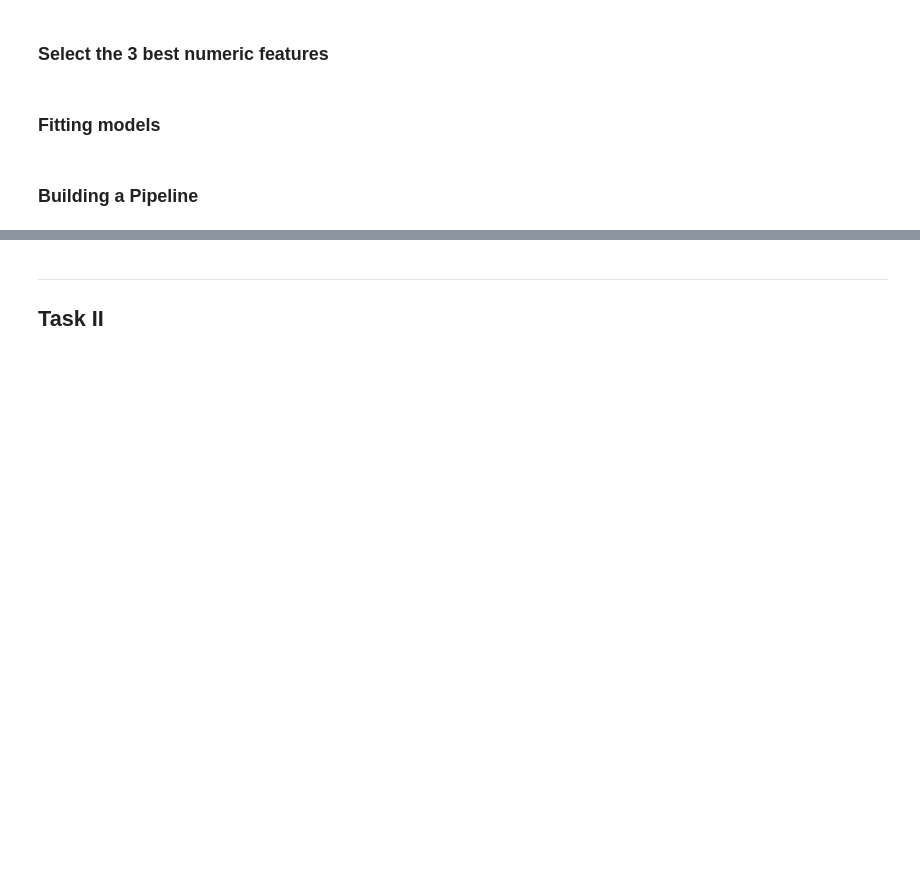
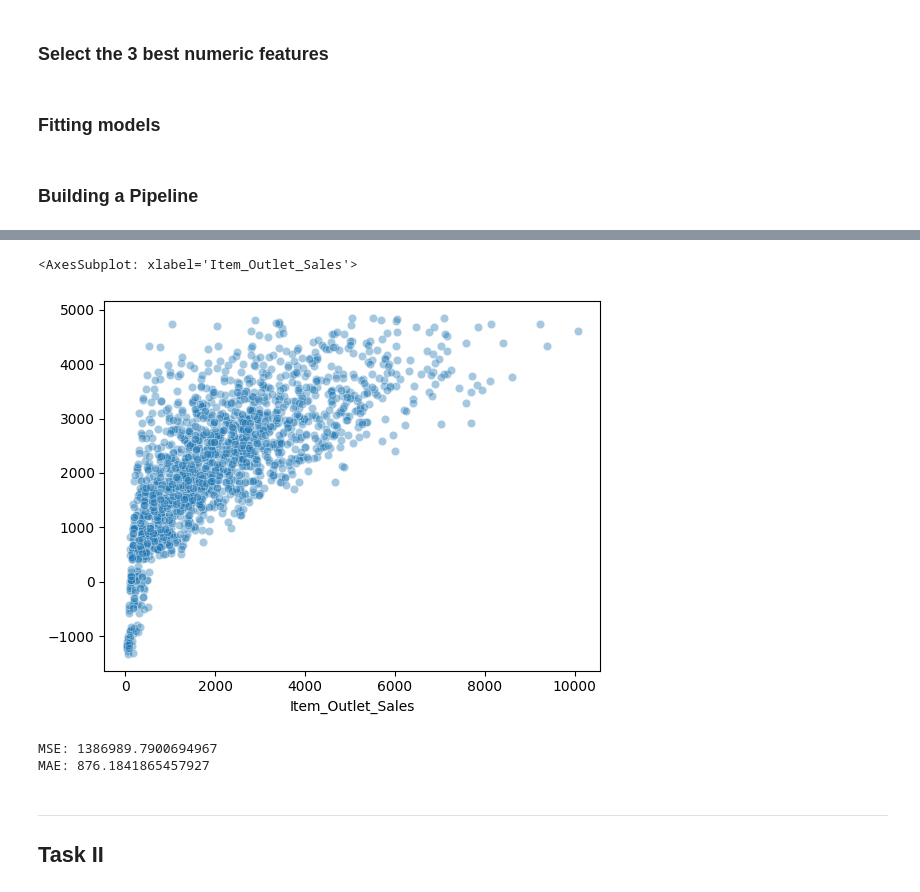
Before and after one commit to jess-moloney/lighthouse-data-notes, a Jupyter notebook: Unit_7/Day_1/pipelines_and_persistence_exercise-master/pipelines_challenge.ipynb, the cells around one changed output, grey strips where cells are left out. Drawn from its saved outputs; the diff is of its cells as text; code cells hidden in the pictures; blank space fills up the shorter version.

```diff
--- a/Unit_7/Day_1/pipelines_and_persistence_exercise-master/pipelines_challenge.ipynb
+++ b/Unit_7/Day_1/pipelines_and_persistence_exercise-master/pipelines_challenge.ipynb
@@ -154,0 +159,20 @@ preprocessing = ColumnTransformer([('numeric', numerical_preprocessing, keep_num
+# %%
+categorical_preprocessing = Pipeline([('keep_cat', FunctionTransformer(catFeat)),
+                                    ('imputation', SimpleImputer(strategy='most_frequent')),
+                                    ('ohe',OneHotEncoder(sparse=False))])
+
+numerical_preprocessing = Pipeline([('keep_num', FunctionTransformer(numFeat)),
+                                    ('imputation', SimpleImputer(strategy='mean')),
+                                    ('scaling', StandardScaler())])
+
+preprocessing = ColumnTransformer([('numeric', numerical_preprocessing, num_feats),
+                                    ('categorical', categorical_preprocessing, cat_feats)])
+
+feature_union = FeatureUnion([('pca', PCA(n_components=3)),
+                              ('select_best', SelectKBest(k=3))])
+
+pipeline = Pipeline([('preprocessing', preprocessing),
+                    ('selection', feature_union),
+                    ('model',Ridge())])
+
+pipeline.fit(df_train, y_train)
@@ -154,0 +203,5 @@ preprocessing = ColumnTransformer([('numeric', numerical_preprocessing, keep_num
+# %%
+y_pred = pipeline.predict(df_test)
+
+y_compare = pd.DataFrame([y_test.to_numpy(), y_pred], index=['y_test', 'y_pred'])
+y_compare.T
@@ -154,0 +222,16 @@ preprocessing = ColumnTransformer([('numeric', numerical_preprocessing, keep_num
+# %%
+import seaborn as sns
+
+sns.scatterplot(y_compare.T, x=y_test, y=y_pred, alpha=0.4)
+# %% [output]
+<AxesSubplot: xlabel='Item_Outlet_Sales'>
+[figure, added]
+# %%
+from sklearn.metrics import mean_absolute_error, mean_squared_error
+
+y_pred = pipeline.predict(df_test)
+print(f'MSE: {mean_squared_error(y_test, y_pred)}')
+print(f'MAE: {mean_absolute_error(y_test, y_pred)}')
+# %% [output]
+MSE: 1386989.7900694967
+MAE: 876.1841865457927
```
Also changed, not shown: parts of 22 cells of this notebook.
